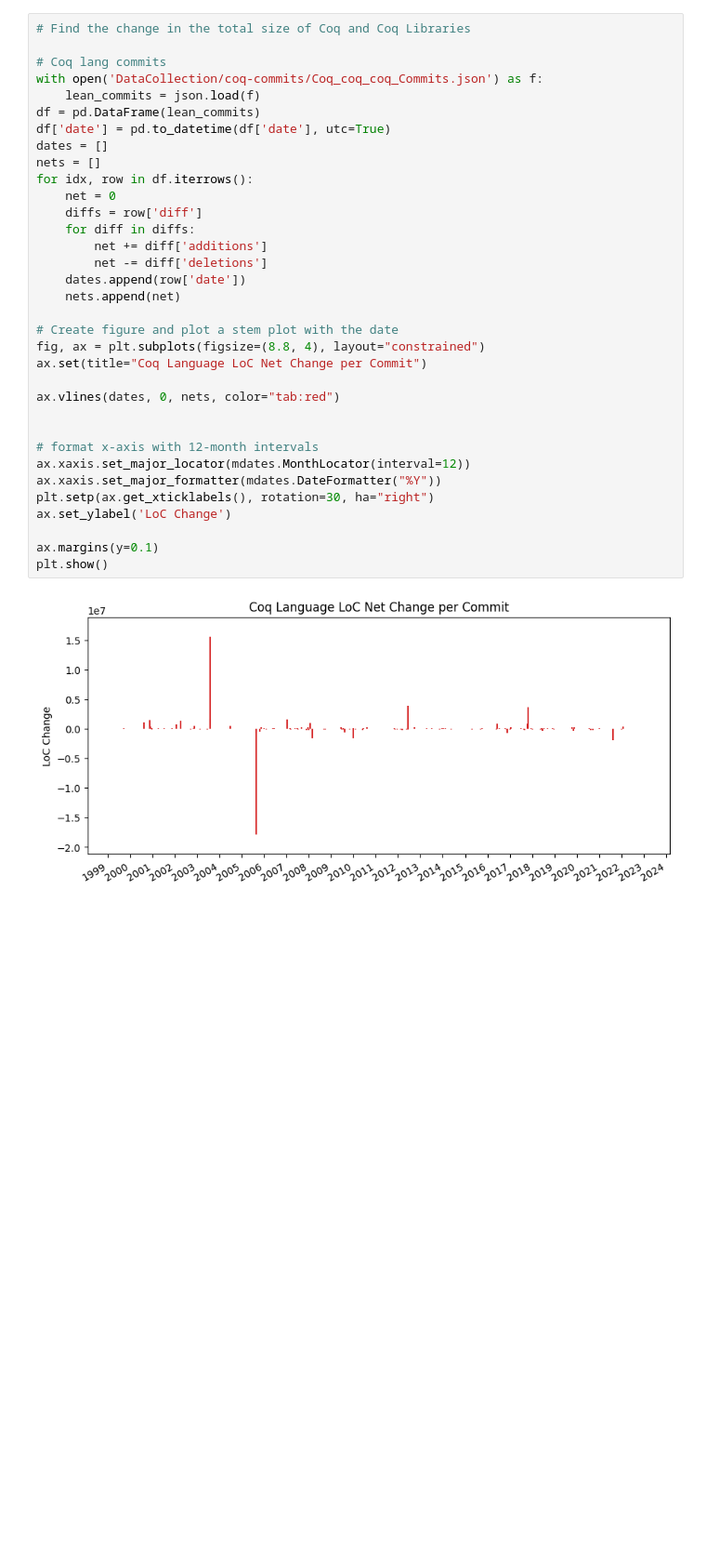
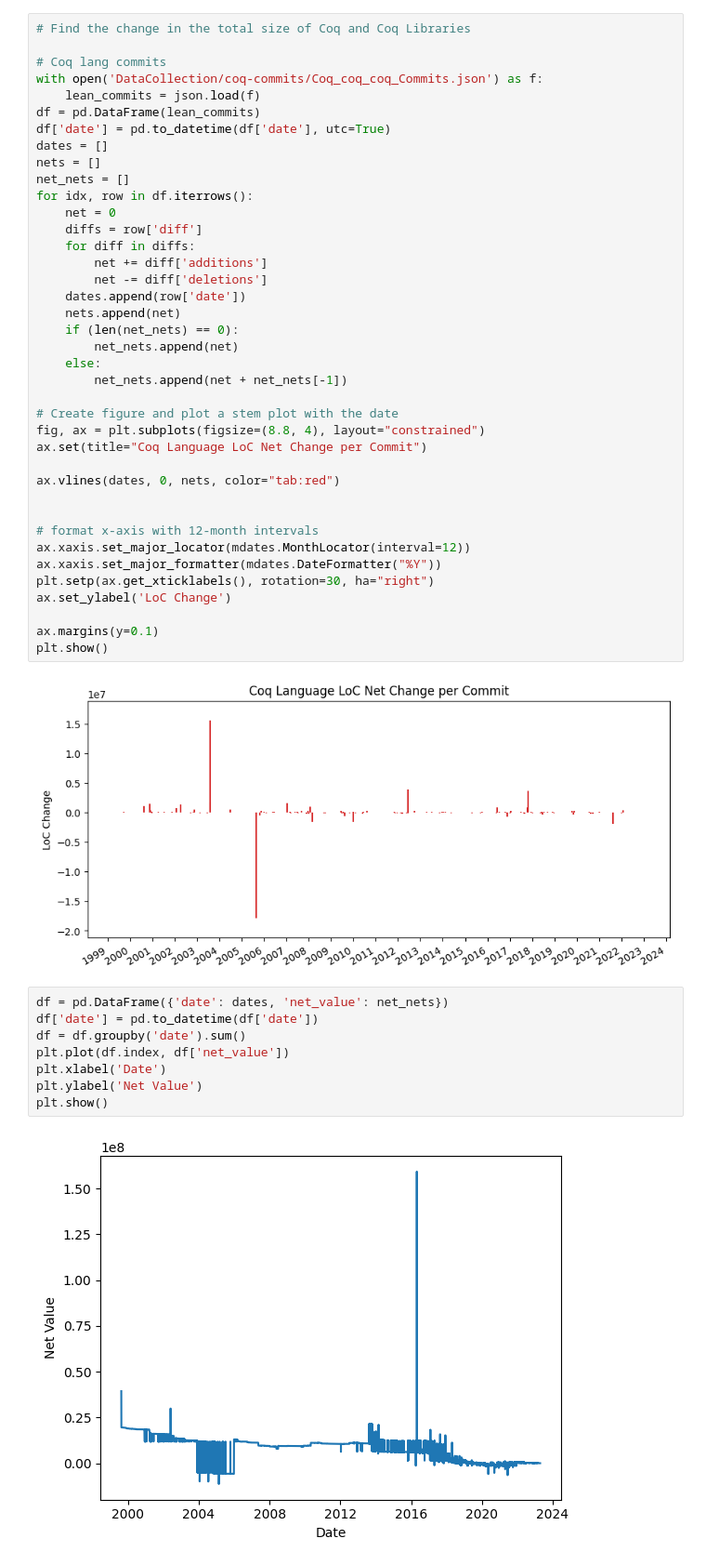
Before and after one commit to minsungc/aseproject2023, a Jupyter notebook: coq_figures.ipynb, the cells around one changed output. Shown at 93% size. Drawn from its saved outputs; the diff is of its cells as text; blank space fills up the shorter version.

Commit message:
Figure experimentation

```diff
--- a/coq_figures.ipynb
+++ b/coq_figures.ipynb
@@ -595,6 +595,7 @@ df = pd.DataFrame(lean_commits)
 df['date'] = pd.to_datetime(df['date'], utc=True)
 dates = []
 nets = []
+net_nets = []
 for idx, row in df.iterrows():
     net = 0
     diffs = row['diff']
@@ -603,6 +604,10 @@ for idx, row in df.iterrows():
         net -= diff['deletions']
     dates.append(row['date'])
     nets.append(net)
+    if (len(net_nets) == 0):
+        net_nets.append(net)
+    else:
+        net_nets.append(net + net_nets[-1])
 
 # Create figure and plot a stem plot with the date
 fig, ax = plt.subplots(figsize=(8.8, 4), layout="constrained")
@@ -621,6 +626,16 @@ ax.margins(y=0.1)
 plt.show()
 # %% [output]
 [figure]
+# %%
+df = pd.DataFrame({'date': dates, 'net_value': net_nets})
+df['date'] = pd.to_datetime(df['date'])
+df = df.groupby('date').sum()
+plt.plot(df.index, df['net_value'])
+plt.xlabel('Date')
+plt.ylabel('Net Value')
+plt.show()
+# %% [output]
+[figure, added]
 # %%
 # Find the change in the total size of Coq and Coq Libraries
 
```
Also changed, not shown: parts of 1 cell of this notebook.
